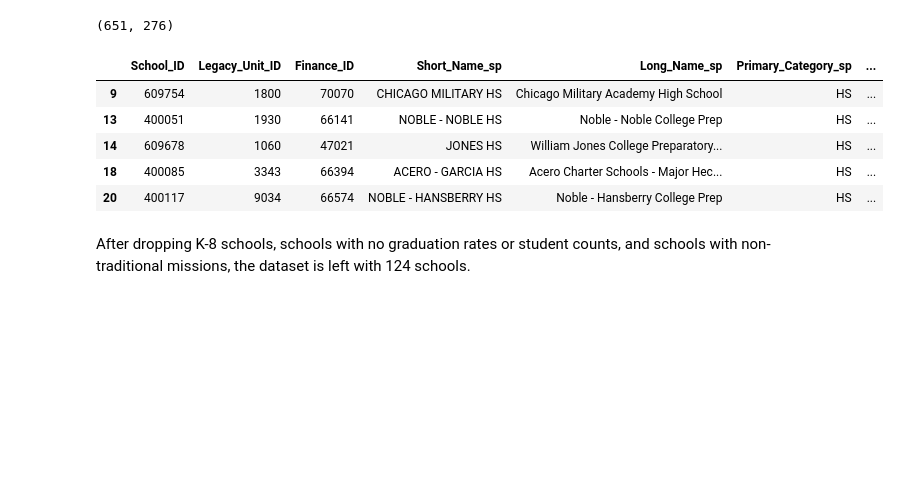
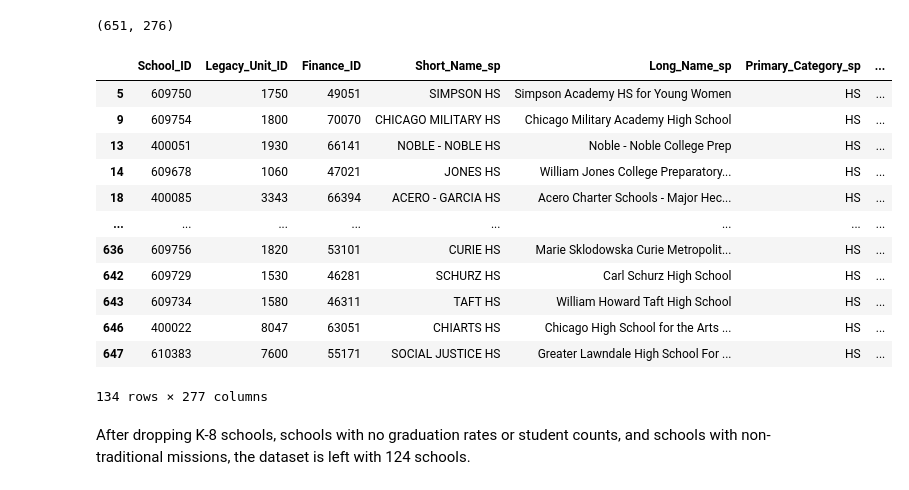
Before and after one commit to j-max/CPS_GradRate_Analysis, a Jupyter notebook: notebooks/modeling/modeling.ipynb, the cells around one changed output. Cells and saved outputs as stored; diff of their text form; code cells hidden in the pictures; blank space fills up the shorter version.

```diff
--- a/notebooks/modeling/modeling.ipynb
+++ b/notebooks/modeling/modeling.ipynb
@@ -21,16 +28,22 @@ sy_1819.merged_df.shape
 # %%
 sy_1819.isolate_high_schools()
 sy_1819.drop_no_gr_schools()
 sy_1819.drop_no_student_schools()
 sy_1819.make_percent_low_income()
-sy_1819.drop_specialed_options().head()
 # %% [output]
 |  | School_ID | Legacy_Unit_ID | Finance_ID | Short_Name_sp | Long_Name_sp | Primary_Category_sp | ... |
+| 5 | 609750 | 1750 | 49051 | SIMPSON HS | Simpson Academy HS for Young Women | HS | ... |
 | 9 | 609754 | 1800 | 70070 | CHICAGO MILITARY HS | Chicago Military Academy High School | HS | ... |
 | 13 | 400051 | 1930 | 66141 | NOBLE - NOBLE HS | Noble - Noble College Prep | HS | ... |
 | 14 | 609678 | 1060 | 47021 | JONES HS | William Jones College Preparatory... | HS | ... |
 | 18 | 400085 | 3343 | 66394 | ACERO - GARCIA HS | Acero Charter Schools - Major Hec... | HS | ... |
-| 20 | 400117 | 9034 | 66574 | NOBLE - HANSBERRY HS | Noble - Hansberry College Prep | HS | ... |
+| ... | ... | ... | ... | ... | ... | ... | ... |
+| 636 | 609756 | 1820 | 53101 | CURIE HS | Marie Sklodowska Curie Metropolit... | HS | ... |
+| 642 | 609729 | 1530 | 46281 | SCHURZ HS | Carl Schurz High School | HS | ... |
+| 643 | 609734 | 1580 | 46311 | TAFT HS | William Howard Taft High School | HS | ... |
+| 646 | 400022 | 8047 | 63051 | CHIARTS HS | Chicago High School for the Arts ... | HS | ... |
+| 647 | 610383 | 7600 | 55171 | SOCIAL JUSTICE HS | Greater Lawndale High School For ... | HS | ... |
+134 rows × 277 columns
 # %% [markdown]
 After dropping K-8 schools, schools with no graduation rates or student counts, and schools with non-traditional missions, the dataset is left with 124 schools.
 # %%
```
Also changed, not shown: parts of 31 cells of this notebook.
